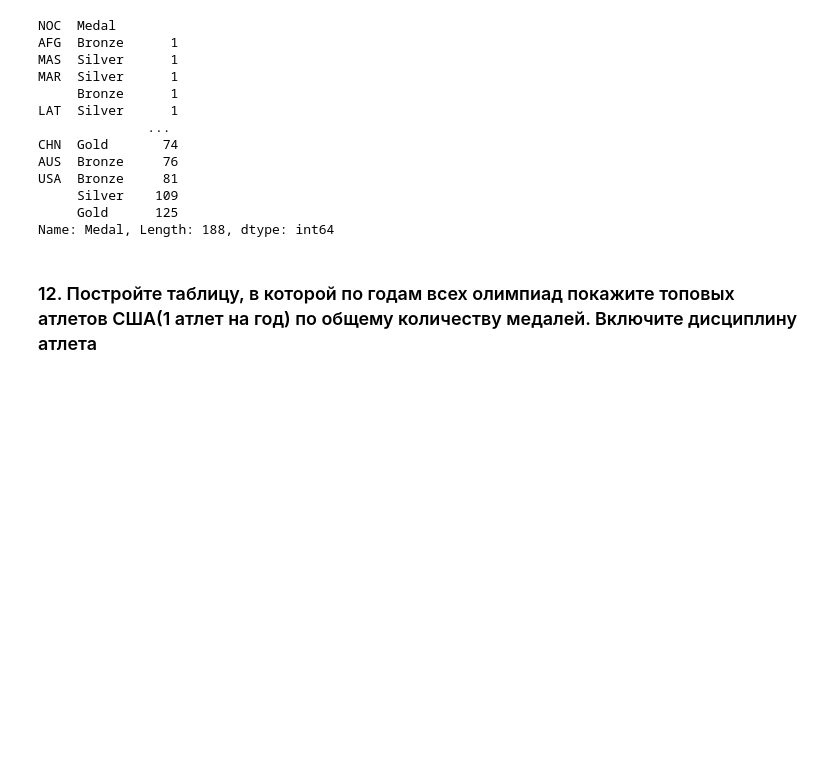
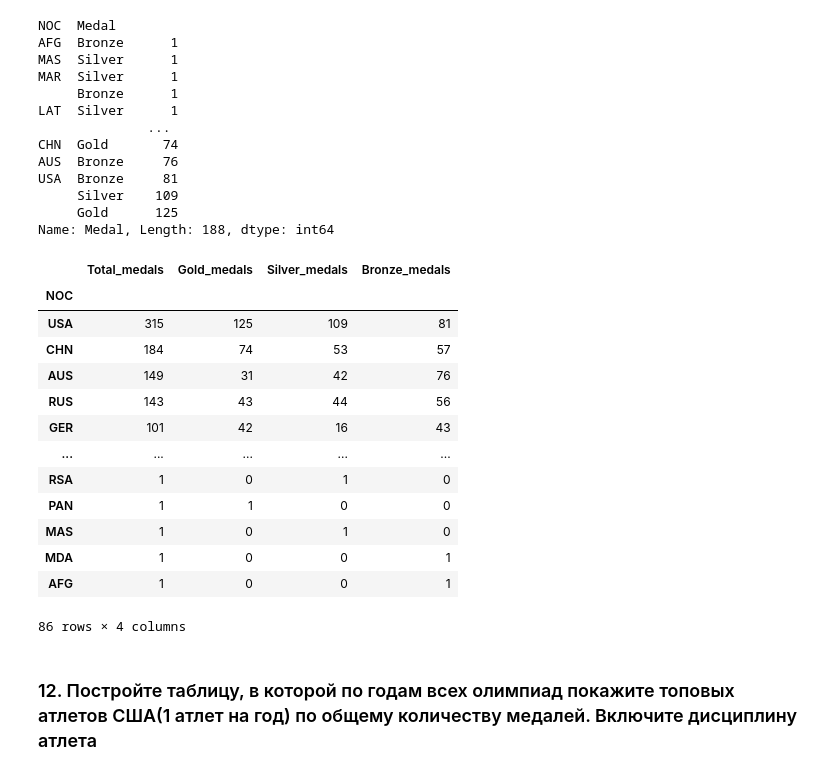
Before and after one commit to li-ashim/python_mentoring, a Jupyter notebook: hw1_numpy_pandas/main.ipynb, the cells around one changed output. Drawn from its saved outputs; the diff is of its cells as text; code cells hidden in the pictures; blank space fills up the shorter version.

```diff
--- a/hw1_numpy_pandas/main.ipynb
+++ b/hw1_numpy_pandas/main.ipynb
@@ -324,6 +337,23 @@ USA  Bronze     81
      Silver    109
      Gold      125
 Name: Medal, Length: 188, dtype: int64
+# %%
+get_medal_count(df, edition=2008)
+# %% [output]
+|  | Total_medals | Gold_medals | Silver_medals | Bronze_medals |
+| NOC |  |  |  |  |
+| USA | 315 | 125 | 109 | 81 |
+| CHN | 184 | 74 | 53 | 57 |
+| AUS | 149 | 31 | 42 | 76 |
+| RUS | 143 | 43 | 44 | 56 |
+| GER | 101 | 42 | 16 | 43 |
+| ... | ... | ... | ... | ... |
+| RSA | 1 | 0 | 1 | 0 |
+| PAN | 1 | 1 | 0 | 0 |
+| MAS | 1 | 0 | 1 | 0 |
+| MDA | 1 | 0 | 0 | 1 |
+| AFG | 1 | 0 | 0 | 1 |
+86 rows × 4 columns
 # %% [markdown]
 ### 12. Постройте таблицу, в которой по годам всех олимпиад покажите топовых атлетов США(1 атлет на год) по общему количеству медалей. Включите дисциплину атлета
 # %%
```
Also changed, not shown: parts of 4 cells of this notebook, 8 other files.
